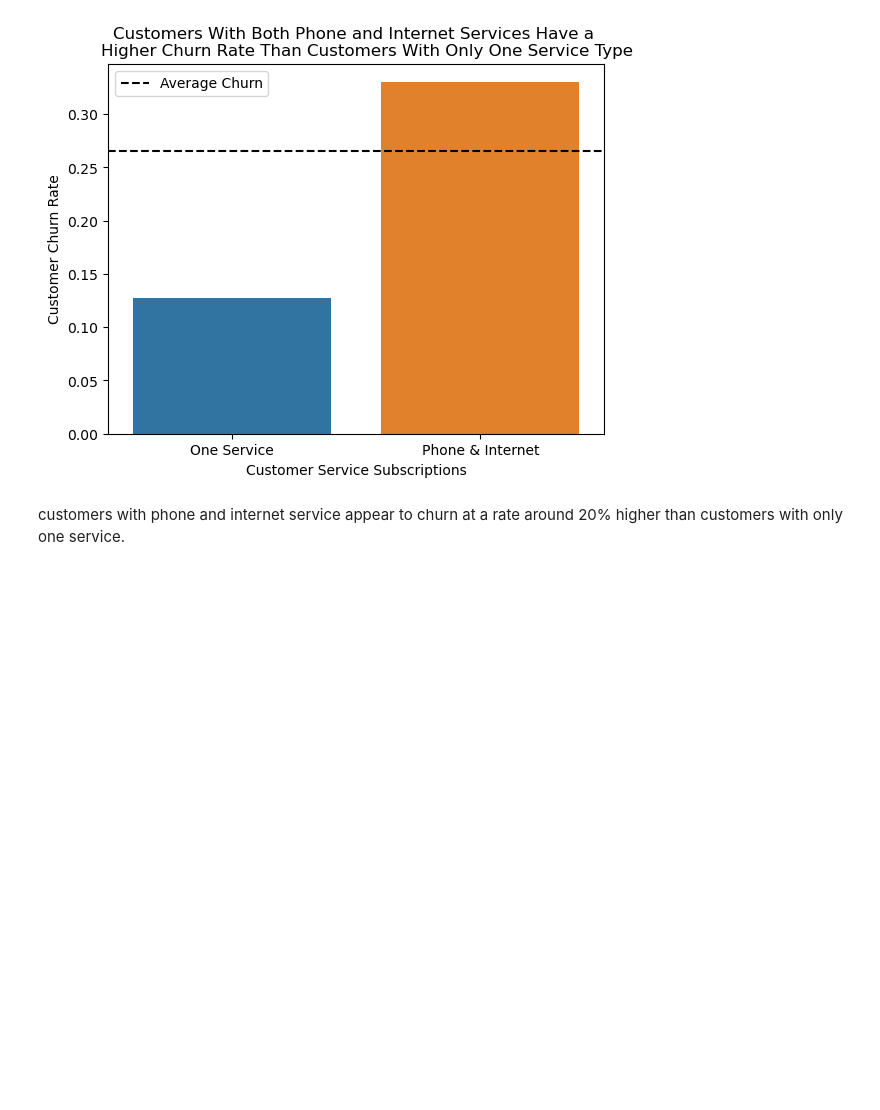
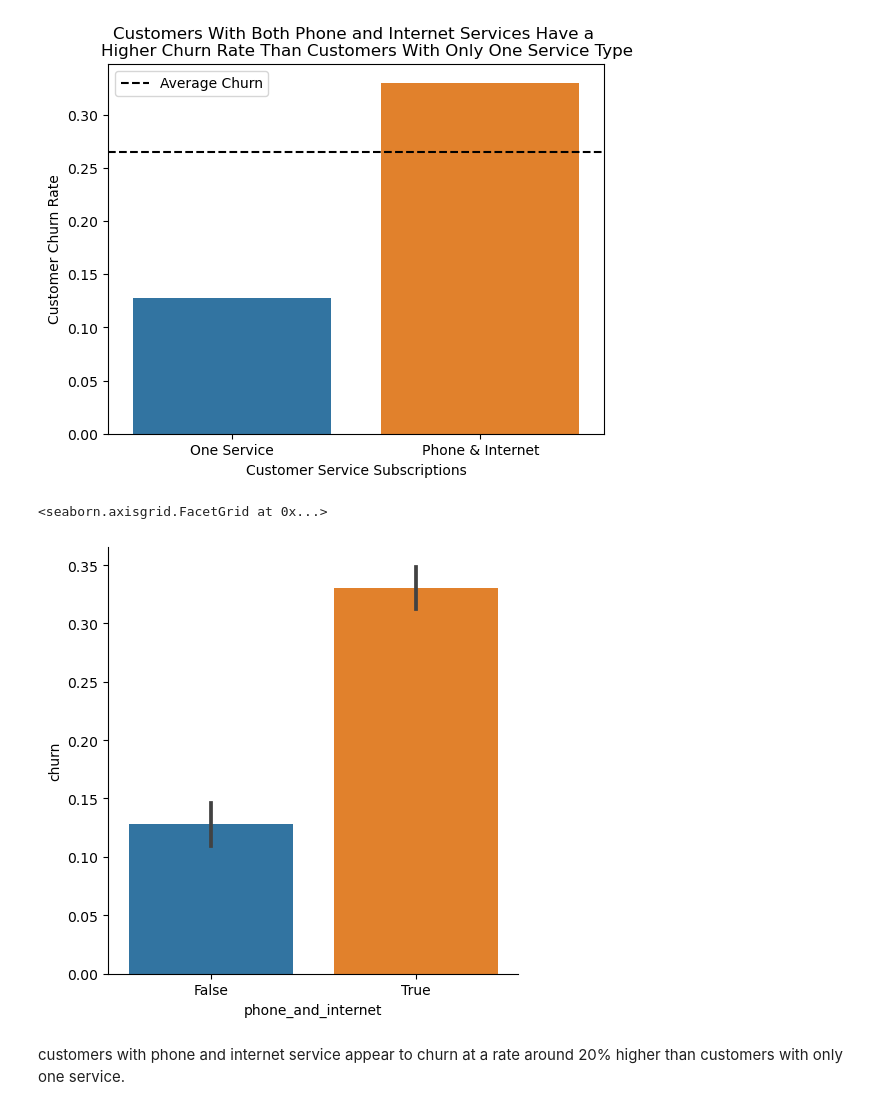
Before and after one commit to Adam-Harris87/classification-project, a Jupyter notebook: explore.ipynb, the cells around one changed output. Drawn from its saved outputs; the diff is of its cells as text; code cells hidden in the pictures; blank space fills up the shorter version.

```diff
--- a/explore.ipynb
+++ b/explore.ipynb
@@ -112,6 +112,14 @@ def get_bar_phone_and_internet():
 get_bar_phone_and_internet()
 # %% [output]
 [figure]
+# %%
+sns.catplot(kind='bar',
+           data=train,
+           x='phone_and_internet',
+           y='churn')
+# %% [output]
+<seaborn.axisgrid.FacetGrid at 0x...>
+[figure, added]
 # %% [markdown]
 customers with phone and internet service appear to churn at a rate around 20% higher than customers with only one service.
 # %%
```
Also changed, not shown: parts of 19 cells of this notebook.
